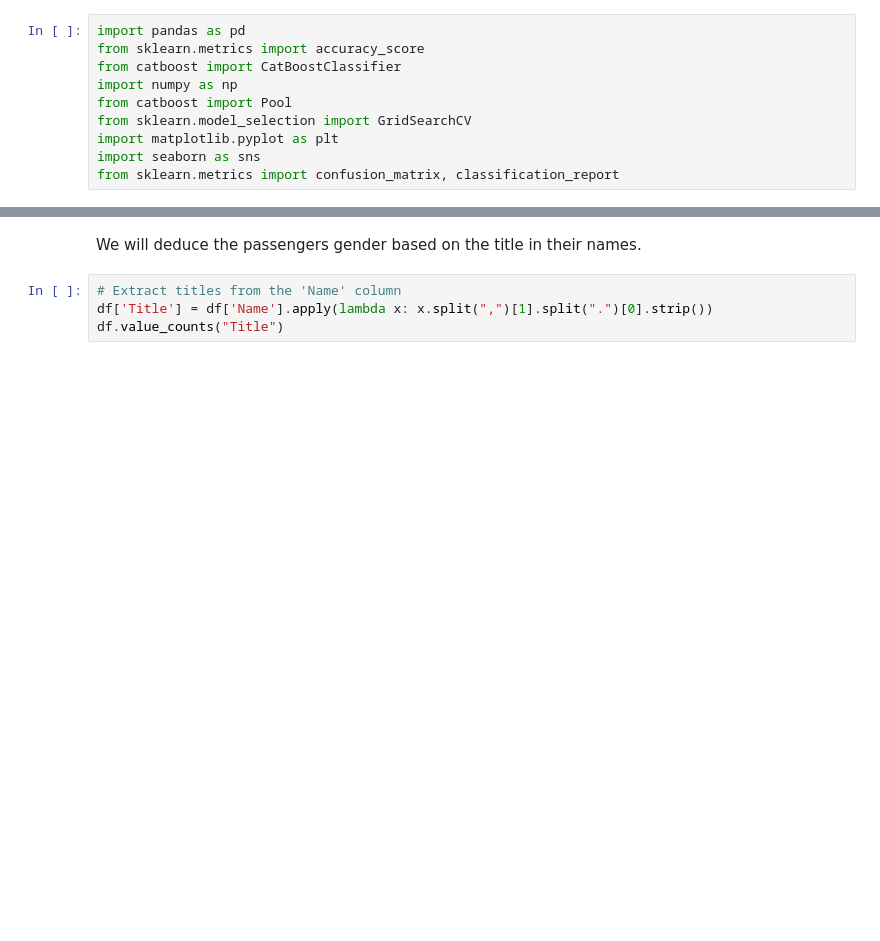
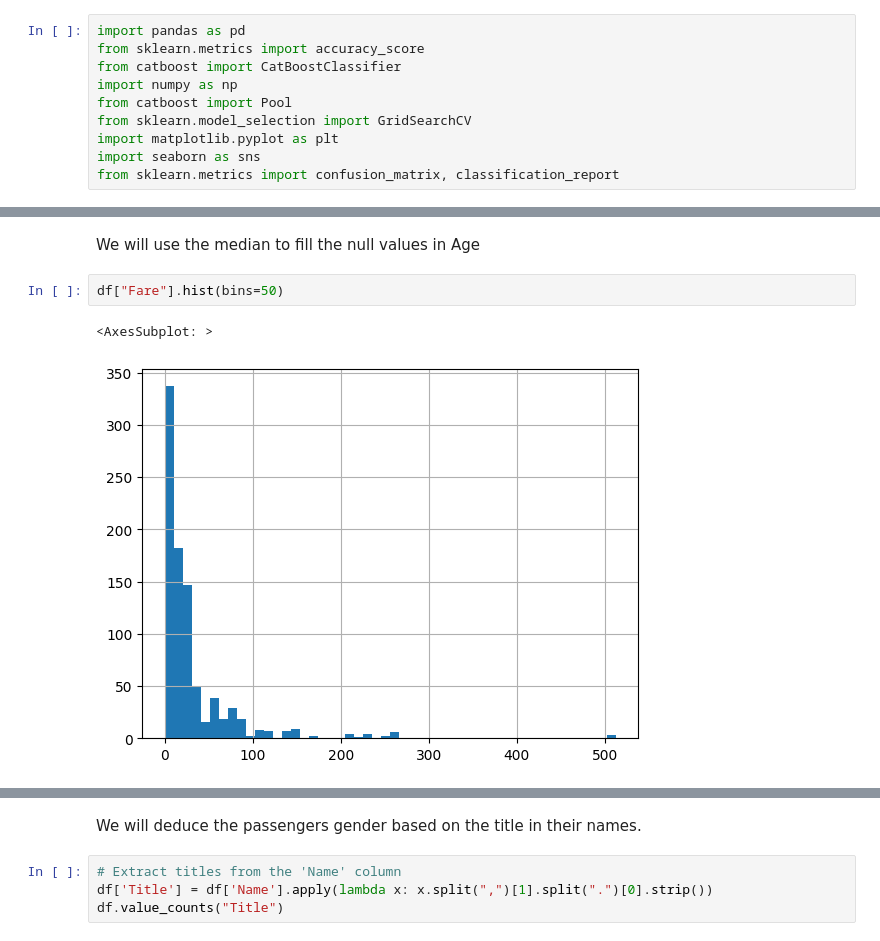
Before and after one commit to oznerx/AI, a Jupyter notebook: Reto/ozner_v3.ipynb, the cells around one changed output, grey strips where cells are left out. Cells and saved outputs as stored; diff of their text form; blank space fills up the shorter version.

```diff
--- a/Reto/ozner_v3.ipynb
+++ b/Reto/ozner_v3.ipynb
@@ -14,0 +64,7 @@ Exploratory Analysis
+# %% [markdown]
+We will use the median to fill the null values in Age
+# %%
+df["Fare"].hist(bins=50)
+# %% [output]
+<AxesSubplot: >
+[figure, added]
```
Also changed, not shown: parts of 42 cells of this notebook, 5 other files.
